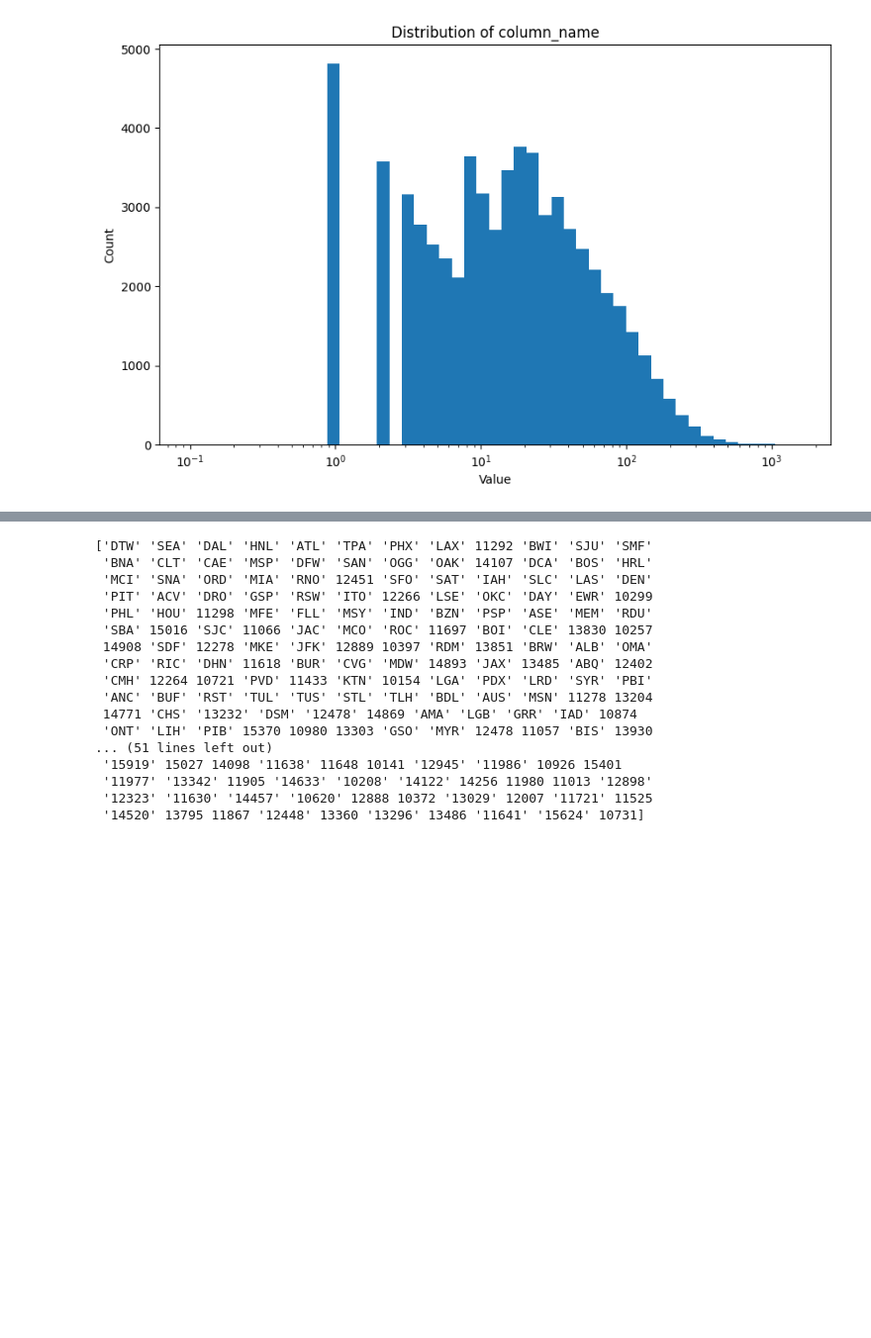
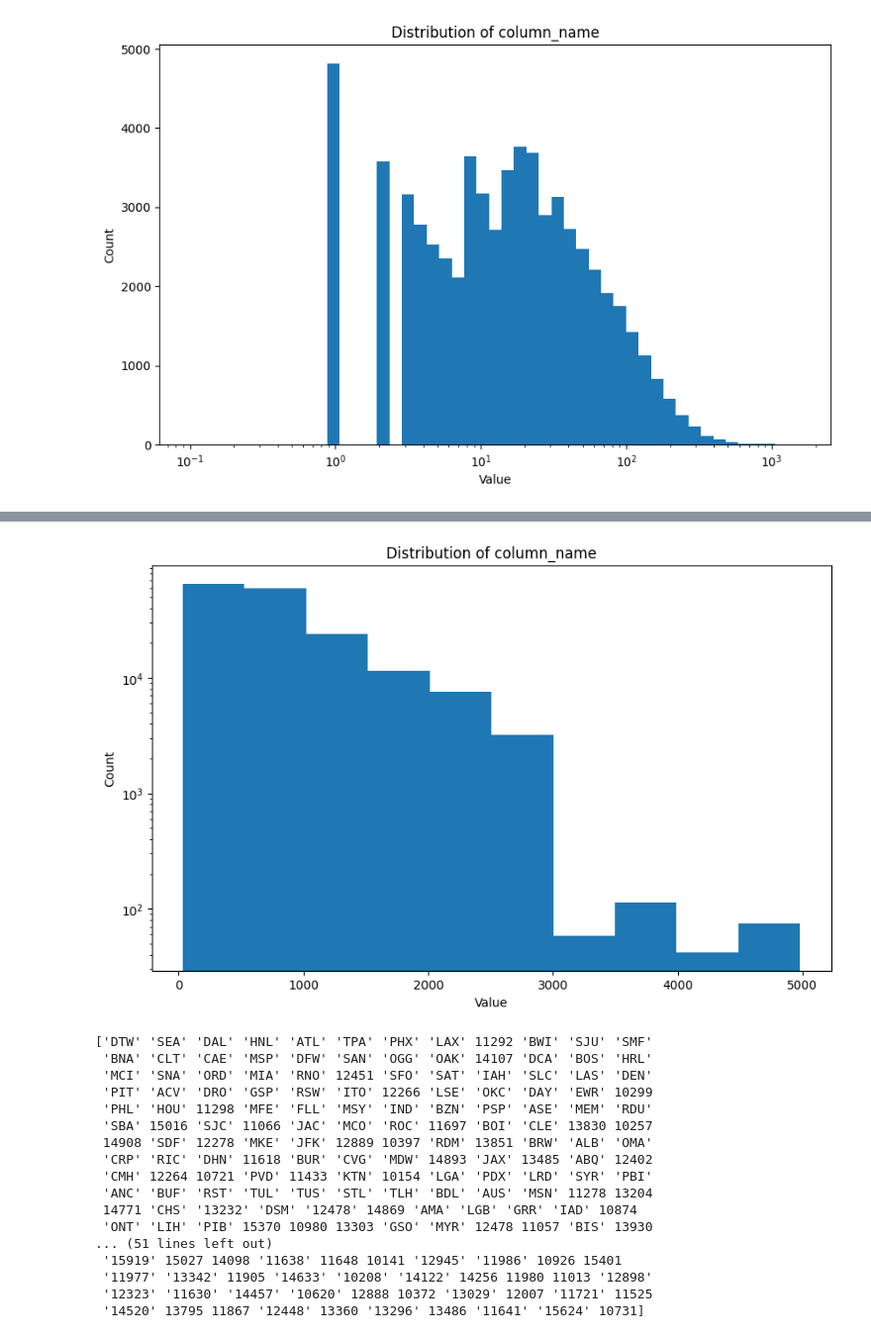
Before and after one commit to marcjaner/AA1_project, a Jupyter notebook: AA1_practica_JanerCamps.ipynb, the cells around one changed output, grey strips where cells are left out. Shown: that part at 99% size. Cells and saved outputs as stored; diff of their text form; code cells hidden in the pictures; blank space fills up the shorter version.

```diff
--- a/AA1_practica_JanerCamps.ipynb
+++ b/AA1_practica_JanerCamps.ipynb
@@ -216,3 +217,7 @@ plot_histogram_of_column(flights["DAY_OF_WEEK"], "Distribution of day of week",
+# %%
+plot_histogram_of_column(flights["DISTANCE"], "Distribution of distance", None, "Distance", False, True)
+# %% [output]
+[figure, added]
 # %%
 print(flights["DESTINATION_AIRPORT"].unique())
 # %% [output]
```
Also changed, not shown: parts of 2 cells of this notebook.
